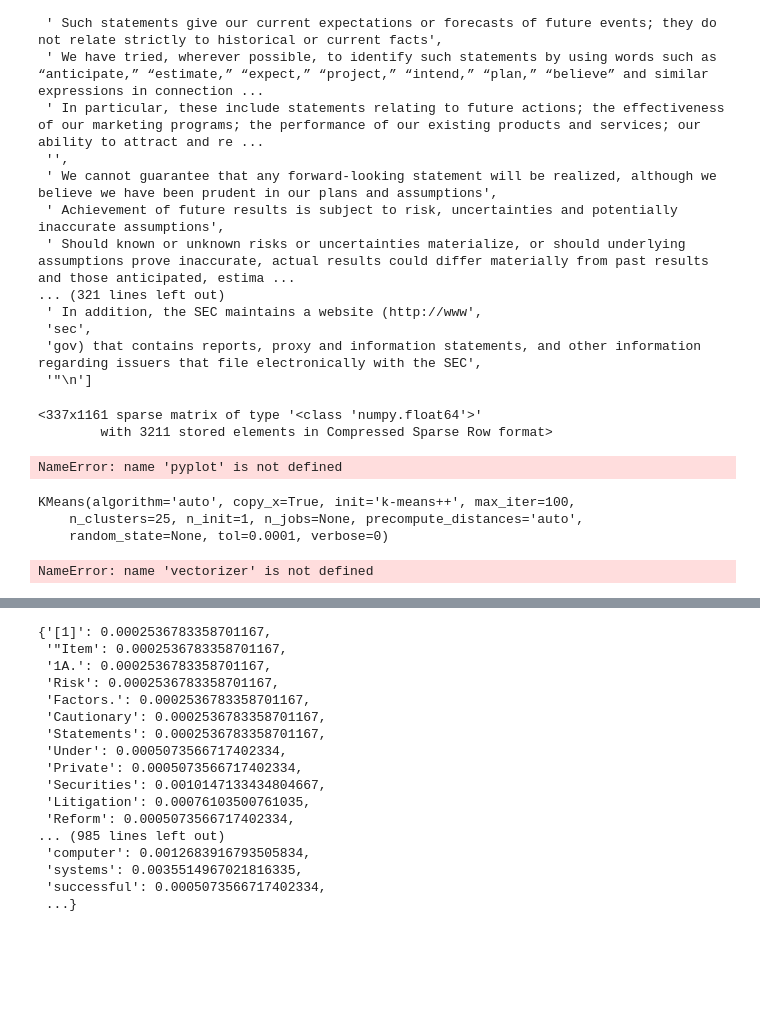
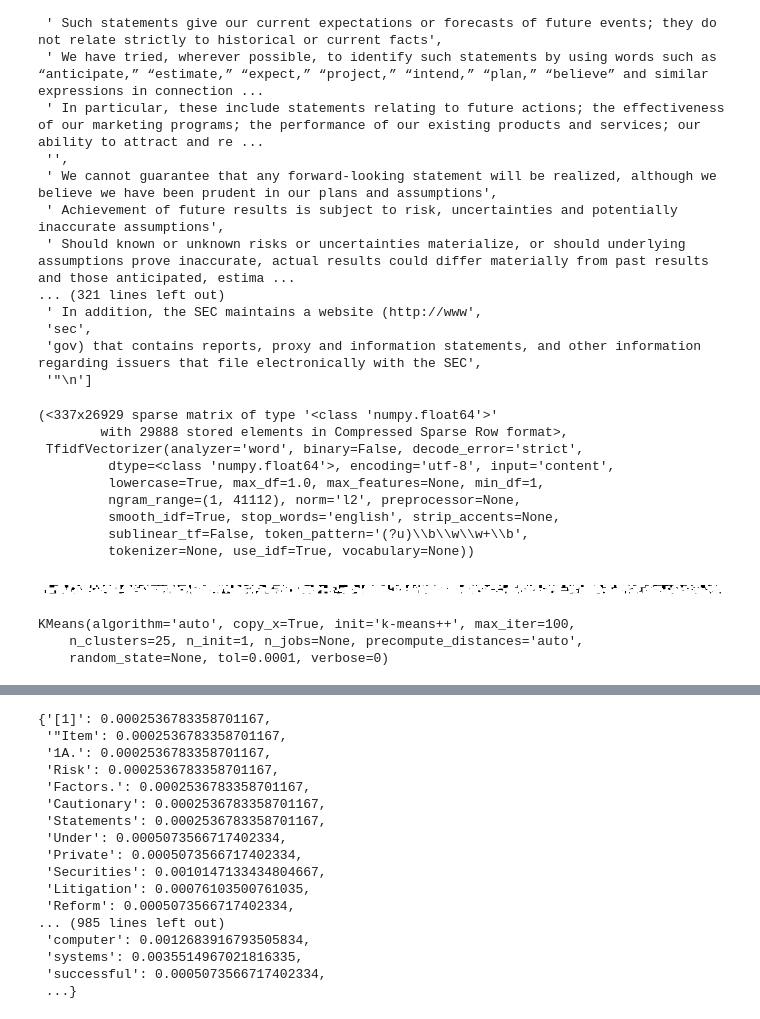
Before and after one commit to XaraRoy/Risky-Business, a Jupyter notebook: UnsupervisedClustering__TFidf__test.ipynb, the cells around one changed output, grey strips where cells are left out. Saved outputs shown, nothing was run; the diff lists cells and outputs as text; code cells hidden in the pictures; blank space fills up the shorter version.

Commit message:
multi-doc fix, name array

```diff
--- a/UnsupervisedClustering__TFidf__test.ipynb
+++ b/UnsupervisedClustering__TFidf__test.ipynb
@@ -5,8 +5,7 @@ from sklearn.feature_extraction.text import TfidfVectorizer
 from sklearn.cluster import KMeans
 import numpy as np
 import pandas as pd
-from matplotlib import figure
-%matplotlib inline
+from matplotlib import figure, pyplot
 import math
 import nltk
 from nltk.corpus import stopwords
@@ -17,14 +16,20 @@ from scipy.sparse import coo_matrix
 from operator import itemgetter
 import heapq
 import collections
-
-doclist = []
-path = 'Data/1800FLOWERSCOMInc.txt'
-path1 = 'Data/2UInc.txt'
-path2 = 'Data/3DSystemsCorporation.txt'
-paths = [path, path1, path2]
-for path in paths:
-    file = open(path, "r")
-    # print "Output of Readlines after appending"
-    text = file.readlines()
-    doclist.append(text[0])
+from pathlib import Path
+# %%
+doclist = []
+names = []
+pathlist = Path("Data").glob('**/*.txt')
+print(pathlist)
+for path in pathlist:
+    # because path is object not string
+    path_in_str = str(path)
+    print(path_in_str)
+    name = path_in_str.split("\\")[1].split(".")[0]
+    names.append(name)
+    #TODO SPLIT PATH TO COMPANY NAME, make Index
+    file = open(path, "r")
+    # print "Output of Readlines after appending"
+    text = file.readlines()
+    doclist.append(text[0])
@@ -31,11 +46,13 @@ for path in paths:
 # %%
 def split_document(doc_text):
     split_text = doc_text.split(".")
-    vectorizer = TfidfVectorizer(stop_words='english')
+    vectorizer = TfidfVectorizer(stop_words='english', ngram_range=(1,len(doc_text)))
+#     vectorizer = TfidfVectorizer(stop_words='english')
+
     # TODO: Custom stopwords, 1-800-flowers returned in multiple slices/formats-> Replace with [name]?
     X = vectorizer.fit_transform(split_text)
     # https://scikit-learn.org/stable/modules/generated/sklearn.feature_extraction.text.TfidfVectorizer.html#sklearn.feature_extraction.text.TfidfVectorizer.fit_transform
-    return X
+    return X, vectorizer
 # %%
 doclist[0].split(".")
 # %% [output]
@@ -60,32 +77,40 @@ doclist[0].split(".")
 X = split_document(doclist[0])
 X
 # %% [output]
-<337x1161 sparse matrix of type '<class 'numpy.float64'>'
-        with 3211 stored elements in Compressed Sparse Row format>
+(<337x26929 sparse matrix of type '<class 'numpy.float64'>'
+        with 29888 stored elements in Compressed Sparse Row format>,
+ TfidfVectorizer(analyzer='word', binary=False, decode_error='strict',
+         dtype=<class 'numpy.float64'>, encoding='utf-8', input='content',
+         lowercase=True, max_df=1.0, max_features=None, min_df=1,
+         ngram_range=(1, 41112), norm='l2', preprocessor=None,
+         smooth_idf=True, stop_words='english', strip_accents=None,
+         sublinear_tf=False, token_pattern='(?u)\\b\\w\\w+\\b',
+         tokenizer=None, use_idf=True, vocabulary=None))
 # %%
+%matplotlib inline
 
 # https://stackoverflow.com/questions/22961541/python-matplotlib-plot-sparse-matrix-pattern
 def plot_coo_matrix(m):
     if not isinstance(m, coo_matrix):
         m = coo_matrix(m)
     fig = pyplot.figure(figsize=(20, 10))
     ax = fig.add_subplot(111, facecolor ='black')
     ax.plot(m.col, m.row, 's', color='white', ms=3)
     ax.set_xlim(0, m.shape[1])
     ax.set_ylim(0, m.shape[0])
     ax.set_aspect('equal')
     for spine in ax.spines.values():
         spine.set_visible(False)
     ax.invert_yaxis()
     ax.set_aspect('equal')
     ax.set_xticks([])
     ax.set_yticks([])
     return ax
 
 
 
-ax = plot_coo_matrix(X)
+ax = plot_coo_matrix(X[0])
 ax.figure.show()
 # %% [output]
-NameError: name 'pyplot' is not defined
+[figure, added]
 # %%
@@ -99,10 +123,9 @@ KMeans(algorithm='auto', copy_x=True, init='k-means++', max_iter=100,
     n_clusters=25, n_init=1, n_jobs=None, precompute_distances='auto',
     random_state=None, tol=0.0001, verbose=0)
 # %%
+
 order_centroids = model.cluster_centers_.argsort()[:, ::-1]
-terms = vectorizer.get_feature_names()
+terms = X[1].get_feature_names()
-# %% [output]
-NameError: name 'vectorizer' is not defined
 # %%
 nclosest_words_to_show = 5
 for i in range(truek):
```
Also changed, not shown: parts of 17 cells of this notebook.
